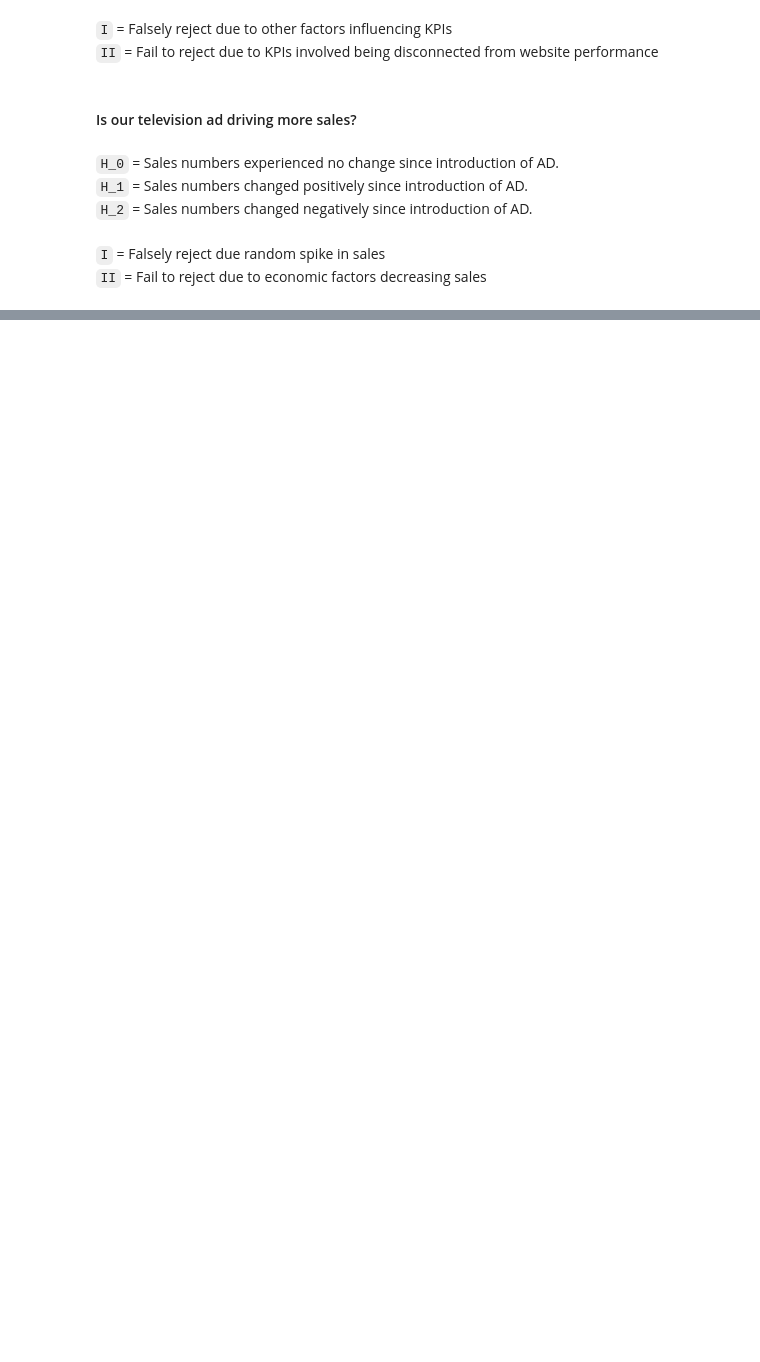
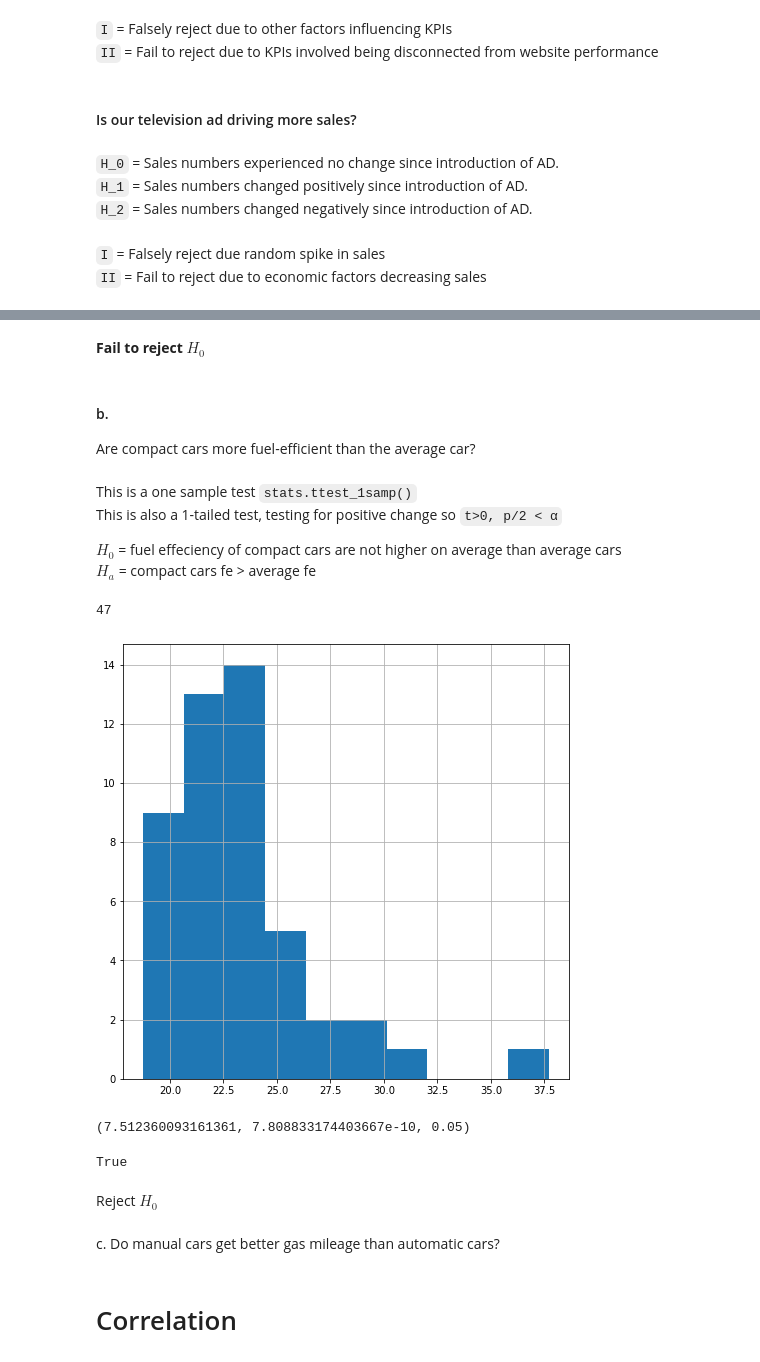
Before and after one commit to MrEnigmamgine/statistics-exercises, a Jupyter notebook: hypothesis_testing.ipynb, the cells around one changed output, grey strips where cells are left out. Drawn from its saved outputs; the diff is of its cells as text; code cells hidden in the pictures; blank space fills up the shorter version.

```diff
--- a/hypothesis_testing.ipynb
+++ b/hypothesis_testing.ipynb
@@ -33,0 +185,36 @@ Note that some of the questions are intentionally phrased in a vague way. It is
+# %% [markdown]
+**Fail to reject $H_0$**
+# %% [markdown]
+#### b.
+Are compact cars more fuel-efficient than the average car?
+# %% [markdown]
+This is a one sample test `stats.ttest_1samp()`
+This is also a 1-tailed test, testing for positive change so `t>0, p/2 < α`
+
+$H_0$ = fuel effeciency of compact cars are not higher on average than average cars
+$H_a$ = compact cars fe > average fe
+# %%
+# Pull the subset
+fe_compact = mpg[mpg['class'] == 'compact'].avg_fe
+fe_compact.hist()
+len(fe_compact)
+# %% [output]
+47
+[figure, added]
+# %%
+mu = mpg.avg_fe.mean()
+t, p = stats.ttest_1samp(fe_compact, mu)
+t, p/2, alpha
+# %% [output]
+(7.512360093161361, 7.808833174403667e-10, 0.05)
+# %%
+#`t>0, p/2 < α`
+(t > 0 and (p/2 < alpha))
+# %% [output]
+True
+# %% [markdown]
+Reject $H_0$
+# %% [markdown]
+c. Do manual cars get better gas mileage than automatic cars?
+# %% [markdown]
+# Correlation
```
Also changed, not shown: parts of 39 cells of this notebook, 6 other files.
